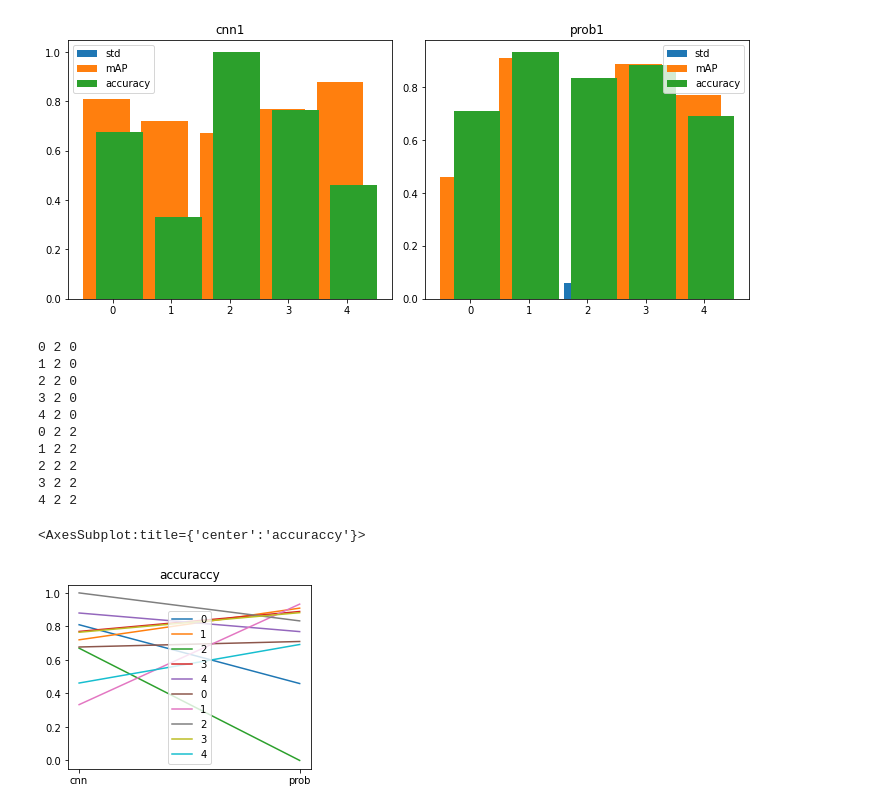
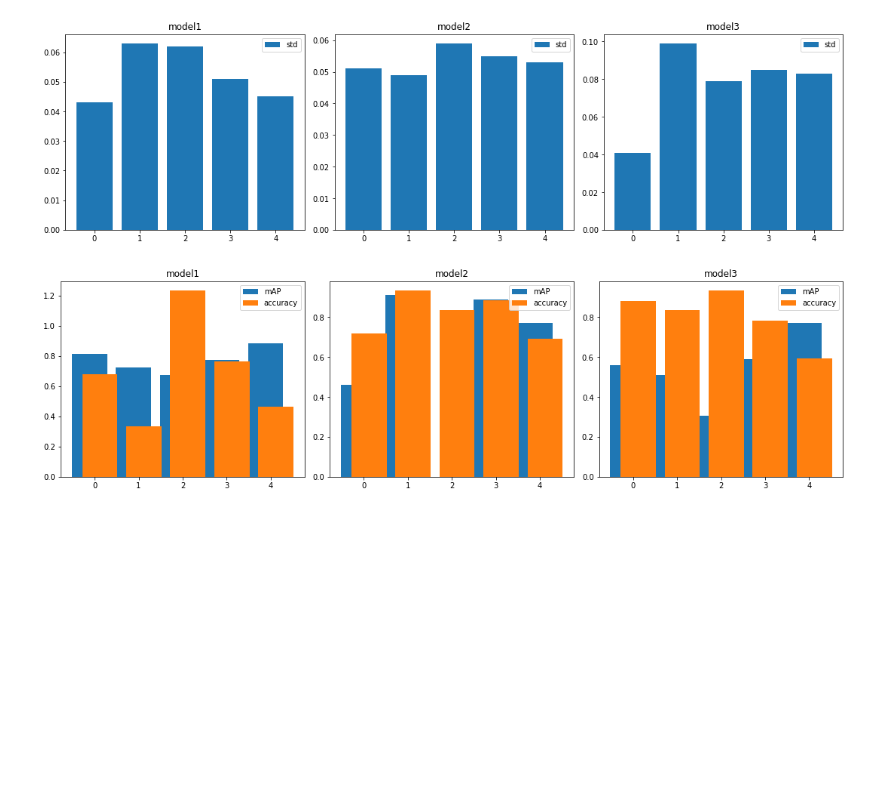
Before and after one commit to changsin/TDD, a Jupyter notebook: tdd_python/notebooks/SOLID_example.ipynb, the cells around one changed output. Saved outputs shown, nothing was run; the diff lists cells and outputs as text; code cells hidden in the pictures; blank space fills up the shorter version.

```diff
--- a/tdd_python/notebooks/SOLID_example.ipynb
+++ b/tdd_python/notebooks/SOLID_example.ipynb
@@ -3,17 +3,23 @@
 # %%
 import numpy as np
 
-result1 = np.array([[0.81   , 0.043   , 0.677],
-                    [0.72   , 0.063   , 0.333],
-                    [0.67   , 0.062   , 1.   ],
-                    [0.77   , 0.051   , 0.765],
-                    [0.88   , 0.045   , 0.462]])
+result1 = np.array([[0.813, 0.043, 0.677],
+                    [0.722, 0.063, 0.333],
+                    [0.672, 0.062, 1.233],
+                    [0.771, 0.051, 0.765],
+                    [0.881, 0.045, 0.462]])
 
-result2 = np.array([[0.459, 0.051, 0.71 ],
+result2 = np.array([[0.459, 0.051, 0.717],
                     [0.909, 0.049, 0.933],
-                    [0.   , 0.059, 0.833],
+                    [0.0  , 0.059, 0.833],
                     [0.889, 0.055, 0.882],
                     [0.769, 0.053, 0.692]])
+
+result3 = np.array([[0.559, 0.041, 0.881],
+                    [0.509, 0.099, 0.833],
+                    [0.306, 0.079, 0.933],
+                    [0.589, 0.085, 0.782],
+                    [0.769, 0.083, 0.592]])
 # %%
 import matplotlib.pyplot as plt
 
@@ -59,23 +70,8 @@ def plot_stats_by_type(stats, x_bins, column, title, clusters=5, axis=None):
   axis.legend()
   return axis
 # %%
-plot_stats([result1, result2], ["std", "mAP", "accuracy"], ["cnn1", "prob1"] )
+plot_stats([result1, result2, result3], ["std"], ["model1", "model2", "model3"] )
+plot_stats([result1, result2, result3], ["mAP", "accuracy"], ["model1", "model2", "model3"] )
 # %% [output]
-[figure, old version]
+[figure, new version]
+[figure, added]
-# %%
-axis1 = plot_stats_by_type(np.array([result1, result2]), ['cnn', 'prob'], 0, 'mAP', clusters=range(5))
-
-plot_stats_by_type(np.array([result1, result2]), ['cnn', 'prob'], 2, 'accuraccy', clusters=range(5), axis=axis1)
-# %% [output]
-0 2 0
-1 2 0
-2 2 0
-3 2 0
-4 2 0
-0 2 2
-1 2 2
-2 2 2
-3 2 2
-4 2 2
-<AxesSubplot:title={'center':'accuraccy'}>
-[figure, removed]
```
Also changed, not shown: parts of 2 cells of this notebook.
